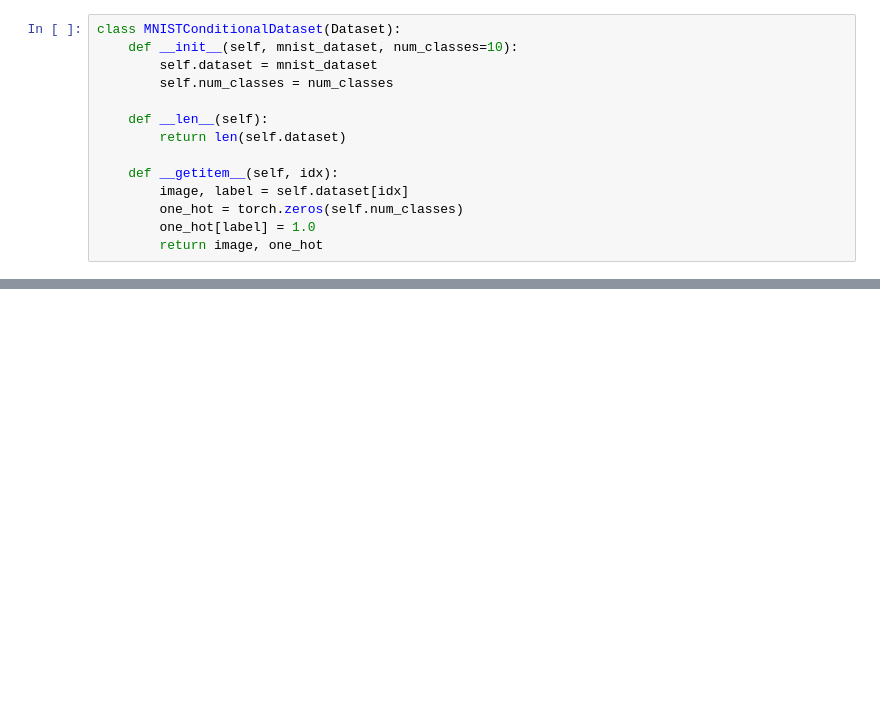
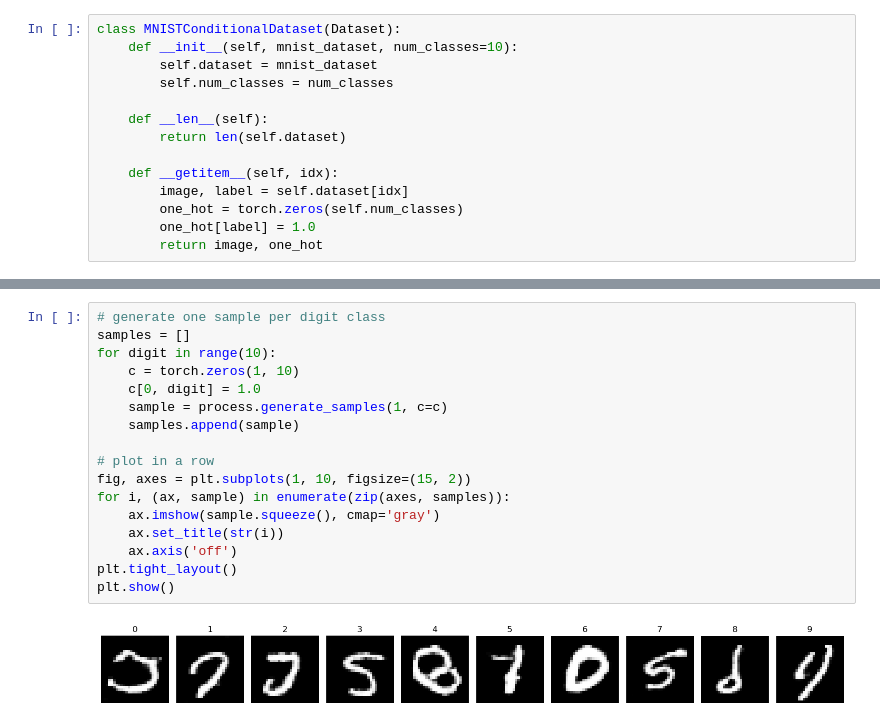
Before and after one commit to ronsperber/synthetic_generation, a Jupyter notebook: Notebooks/Image-Generation/mnist_gan.ipynb, the cells around one changed output, grey strips where cells are left out. Saved outputs shown, nothing was run; the diff lists cells and outputs as text; blank space fills up the shorter version.

```diff
--- a/Notebooks/Image-Generation/mnist_gan.ipynb
+++ b/Notebooks/Image-Generation/mnist_gan.ipynb
@@ -66,0 +92,19 @@ plt.show()
+# %%
+# generate one sample per digit class
+samples = []
+for digit in range(10):
+    c = torch.zeros(1, 10)
+    c[0, digit] = 1.0
+    sample = process.generate_samples(1, c=c)
+    samples.append(sample)
+
+# plot in a row
+fig, axes = plt.subplots(1, 10, figsize=(15, 2))
+for i, (ax, sample) in enumerate(zip(axes, samples)):
+    ax.imshow(sample.squeeze(), cmap='gray')
+    ax.set_title(str(i))
+    ax.axis('off')
+plt.tight_layout()
+plt.show()
+# %% [output]
+[figure, added]
```
Also changed, not shown: parts of 10 cells of this notebook, 1 other file.
